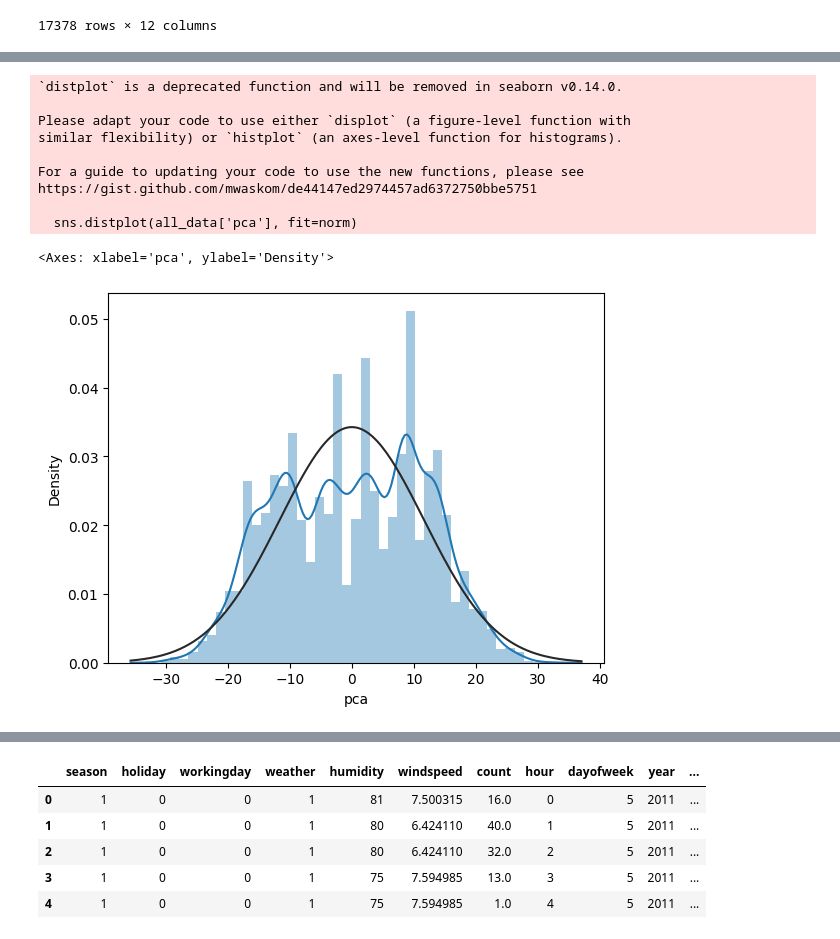
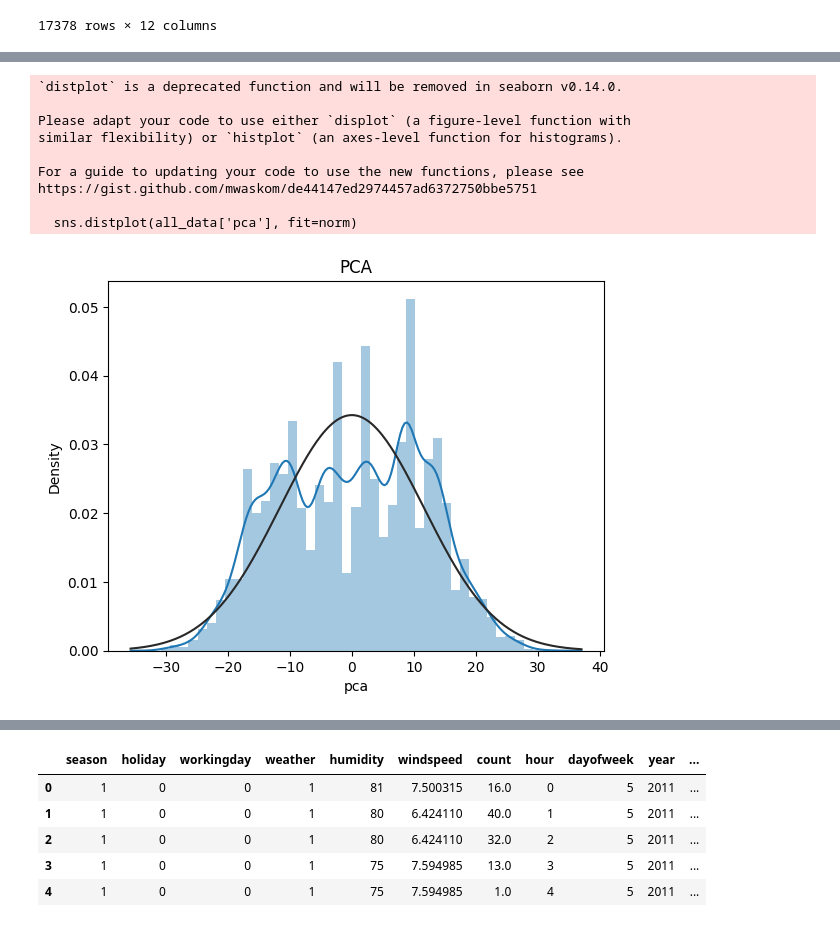
Before and after one commit to gptjddldi/kg-bike-sharing-demand, a Jupyter notebook: data_preprocessing.ipynb, the cells around one changed output, grey strips where cells are left out. Drawn from its saved outputs; the diff is of its cells as text; code cells hidden in the pictures.

```diff
--- a/data_preprocessing.ipynb
+++ b/data_preprocessing.ipynb
@@ -111,20 +115,22 @@ all_data = all_data.drop(columns=['temp', 'atemp'], axis=1)
 # %%
 import seaborn as sns
 from scipy.stats import norm
 
 sns.distplot(all_data['pca'], fit=norm)
+plt.title('PCA')
+plt.savefig('pca.png')
+plt.show()
 # %% [output]
 `distplot` is a deprecated function and will be removed in seaborn v0.14.0.
 
 Please adapt your code to use either `displot` (a figure-level function with
 similar flexibility) or `histplot` (an axes-level function for histograms).
 
 For a guide to updating your code to use the new functions, please see
 https://gist.github.com/mwaskom/de44147ed2974457ad6372750bbe5751
 
   sns.distplot(all_data['pca'], fit=norm)
-<Axes: xlabel='pca', ylabel='Density'>
-[figure, old version]
+[figure, new version]
 # %%
 # windspeed
 def predict_windspeed(data):
```
Also changed, not shown: parts of 8 cells of this notebook, 1 other file.
